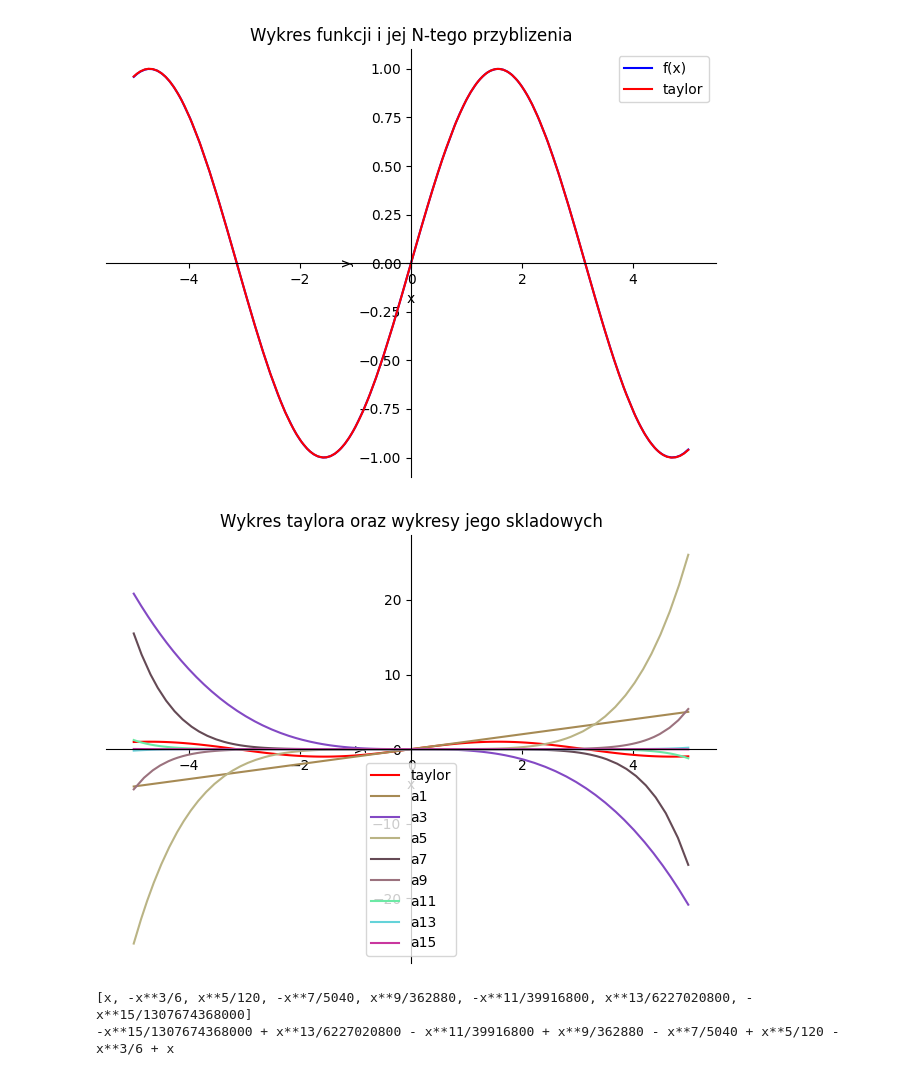
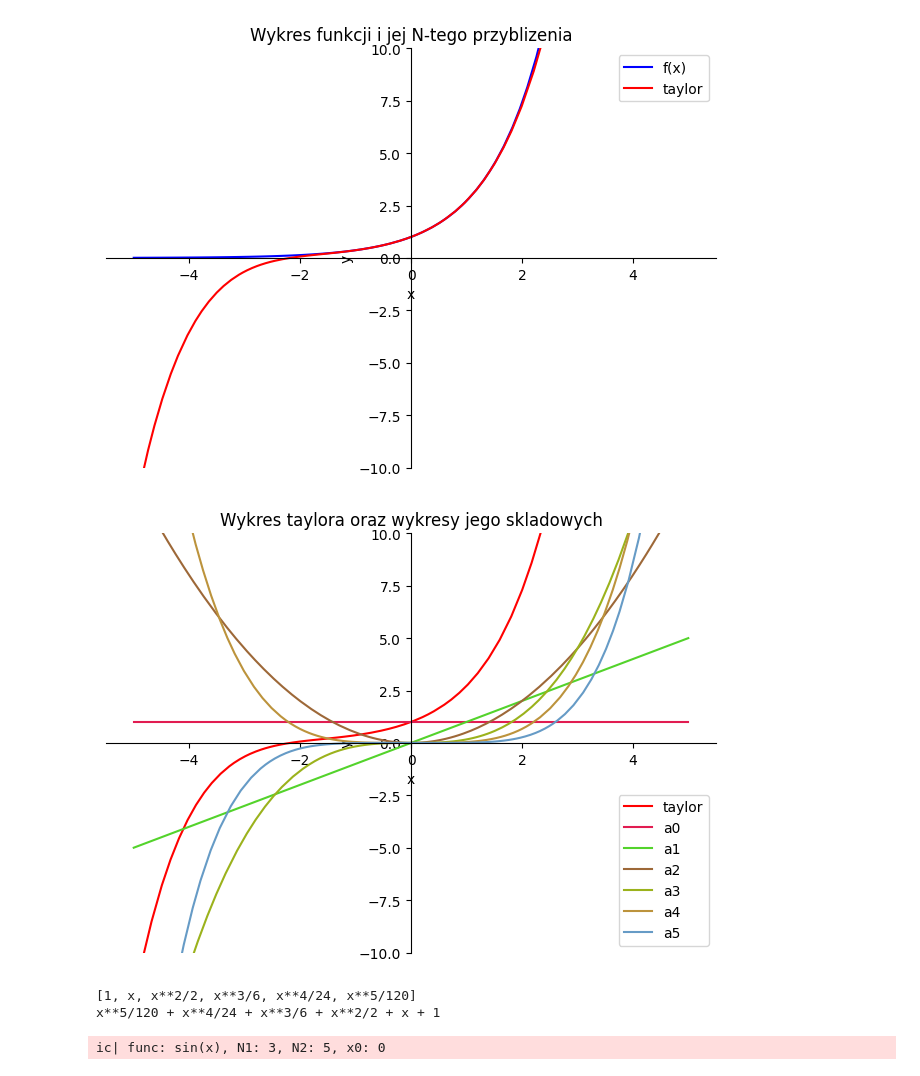
Before and after one commit to rzymski/jupyterObliczeniaNaukowe, a Jupyter notebook: szeregi.ipynb, the cells around one changed output. Cells and saved outputs as stored; diff of their text form; code cells hidden in the pictures.

Commit message:
uniwersalna funkcja do liczenia szeregu Taylora zwraca Taylora oraz jego składowe

```diff
--- a/szeregi.ipynb
+++ b/szeregi.ipynb
@@ -2,7 +2,7 @@
 import math
 from sympy import *
 init_printing(use_unicode=True)
-x, y, z, l =symbols('x y z l')
+x =symbols('x')
 # %%
 from icecream import ic
 import random
@@ -21,15 +33,16 @@ def getPlots(funcsWithPlotParameters, title, rangeX=(-5, 5)):
 # %%
 def t1(func, Nn, x0):
     ic(func, Nn, x0)
-    skladowe = []
-    szeregTaylora = 0
-    for n in range(1, Nn+1):
-        pochodna = diff(func, x, n)
-        pochodnaX = pochodna.subs(x, x0)
-        skladowa = pochodnaX / math.factorial(n) * ((x - x0)**n)
-        ic(pochodna, pochodnaX, skladowa)
-        skladowe.append(skladowa)
-        szeregTaylora += skladowa
+    # skladowe = []
+    # szeregTaylora = 0
+    # for n in range(0, Nn+1):
+    #     pochodna = diff(func, x, n)
+    #     pochodnaX0 = pochodna.subs(x, x0)
+    #     skladowa = pochodnaX0 / math.factorial(n) * ((x - x0)**n)
+    #     # ic(pochodna, pochodnaX0, skladowa)
+    #     skladowe.append(skladowa)
+    #     szeregTaylora += skladowa
+    szeregTaylora, skladowe = getTaylorSeriesWithComponents(func, Nn, x0)
     # Pierwszy układ wykresów - wykres funkcji i jej N-tego przybliżenia
     wykresFunkcjiOrazTaylora = getPlots([{'func':func, 'color':"blue", 'label':"f(x)"},
                                      {'func':szeregTaylora, 'color':"red", 'label':"taylor"}],
@@ -39,13 +52,17 @@ def t1(func, Nn, x0):
     for i, skladowa in enumerate(skladowe):
         if skladowa:
             randomColor = '#' + ''.join([random.choice('123456789ABCDE') for j in range(6)])
-            taylorPlotData.extend([{'func': skladowa, 'color': randomColor, 'label': f"a{i+1}"}])
-    #taylorPlotData.extend([{'func': skladowa, 'color': "green", 'label': f"skladowa_{i+1}"} for i, skladowa in enumerate(skladowe)])  # Dodanie danych wykresow składowych
+            taylorPlotData.extend([{'func': skladowa, 'color': randomColor, 'label': f"a{i}"}]) # Dodanie danych wykresow skladowych
     wykresTayloraOrazSkladowych = getPlots(taylorPlotData, "Wykres taylora oraz wykresy jego skladowych", (x0-5, x0+5))
-    return [s for s in skladowe if s != 0], szeregTaylora, wykresFunkcjiOrazTaylora, wykresTayloraOrazSkladowych
+    return [s for s in skladowe if s != 0], szeregTaylora, wykresFunkcjiOrazTaylora, None#wykresTayloraOrazSkladowych
 # %%
-t1Func = sin(x)
-w1, w2, w3, w4 = t1(t1Func, 15, 0)
+# t1Func = sin(x)
+t1Func = E**x
+# t1Func = 1/x
+t1N = 5
+t1X0 = 0
+# t1X0 = 1
+w1, w2, w3, w4 = t1(t1Func, t1N, t1X0)
 print(w1)
 print(w2)
 # %% [output]
@@ -68,4 +70,4 @@ ic| pochodna: -cos(x), pochodnaX: -1, skladowa: -x**15/1307674368000
-[figure, old version]
+[figure, new version]
-[figure, old version]
+[figure, new version]
-[x, -x**3/6, x**5/120, -x**7/5040, x**9/362880, -x**11/39916800, x**13/6227020800, -x**15/1307674368000]
--x**15/1307674368000 + x**13/6227020800 - x**11/39916800 + x**9/362880 - x**7/5040 + x**5/120 - x**3/6 + x
+[1, x, x**2/2, x**3/6, x**4/24, x**5/120]
+x**5/120 + x**4/24 + x**3/6 + x**2/2 + x + 1
@@ -71,0 +78,8 @@ ic| pochodna: -cos(x), pochodnaX: -1, skladowa: -x**15/1307674368000
+# %%
+t2Func = sin(x)
+t2N1 = 3
+t2N2 = 5
+t2X0 = 0
+w1, w2 = t2(t2Func, t2N1, t2N2, t2X0)
+# %% [output]
+ic| func: sin(x), N1: 3, N2: 5, x0: 0
```
Also changed, not shown: parts of 3 cells of this notebook.
